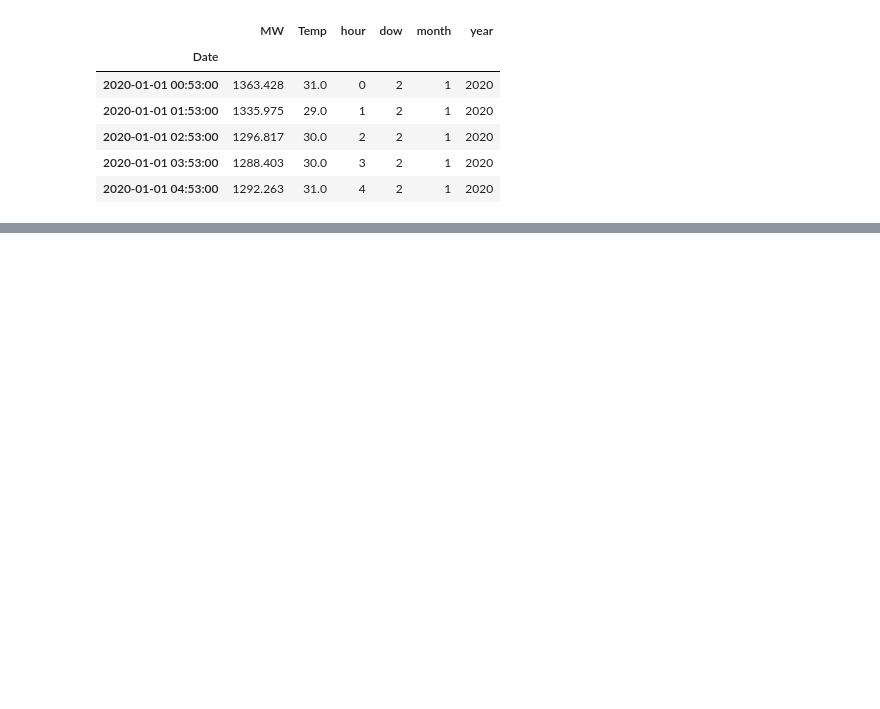
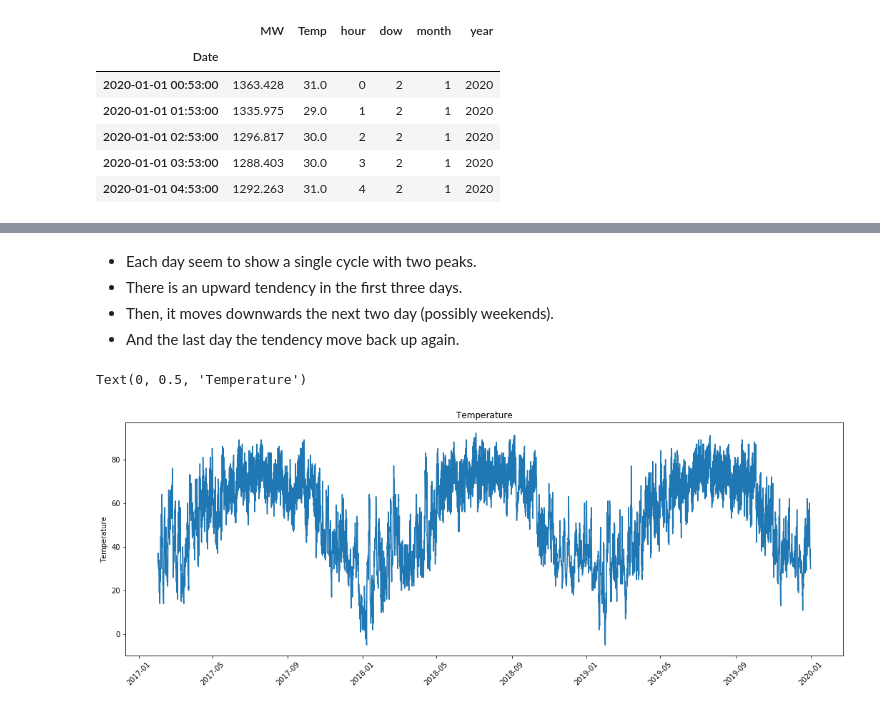
Before and after one commit to dvallea/Data_challenges, a Jupyter notebook: Milestone_1.ipynb, the cells around one changed output, grey strips where cells are left out. Cells and saved outputs as stored; diff of their text form; code cells hidden in the pictures; blank space fills up the shorter version.

```diff
--- a/Milestone_1.ipynb
+++ b/Milestone_1.ipynb
@@ -60,0 +85,15 @@ testing.head()
+# %% [markdown]
+- Each day seem to show a single cycle with two peaks.
+- There is an upward tendency in the first three days.
+- Then, it moves downwards the next two day (possibly weekends).
+- And the last day the tendency move back up again.
+# %%
+# Plot temperature data
+plt.figure(figsize=(18,6))
+plt.plot(training.index, training.Temp)
+plt.xticks(rotation = 45)
+plt.title('Temperature')
+plt.ylabel('Temperature')
+# %% [output]
+Text(0, 0.5, 'Temperature')
+[figure, added]
```
Also changed, not shown: parts of 14 cells of this notebook.
